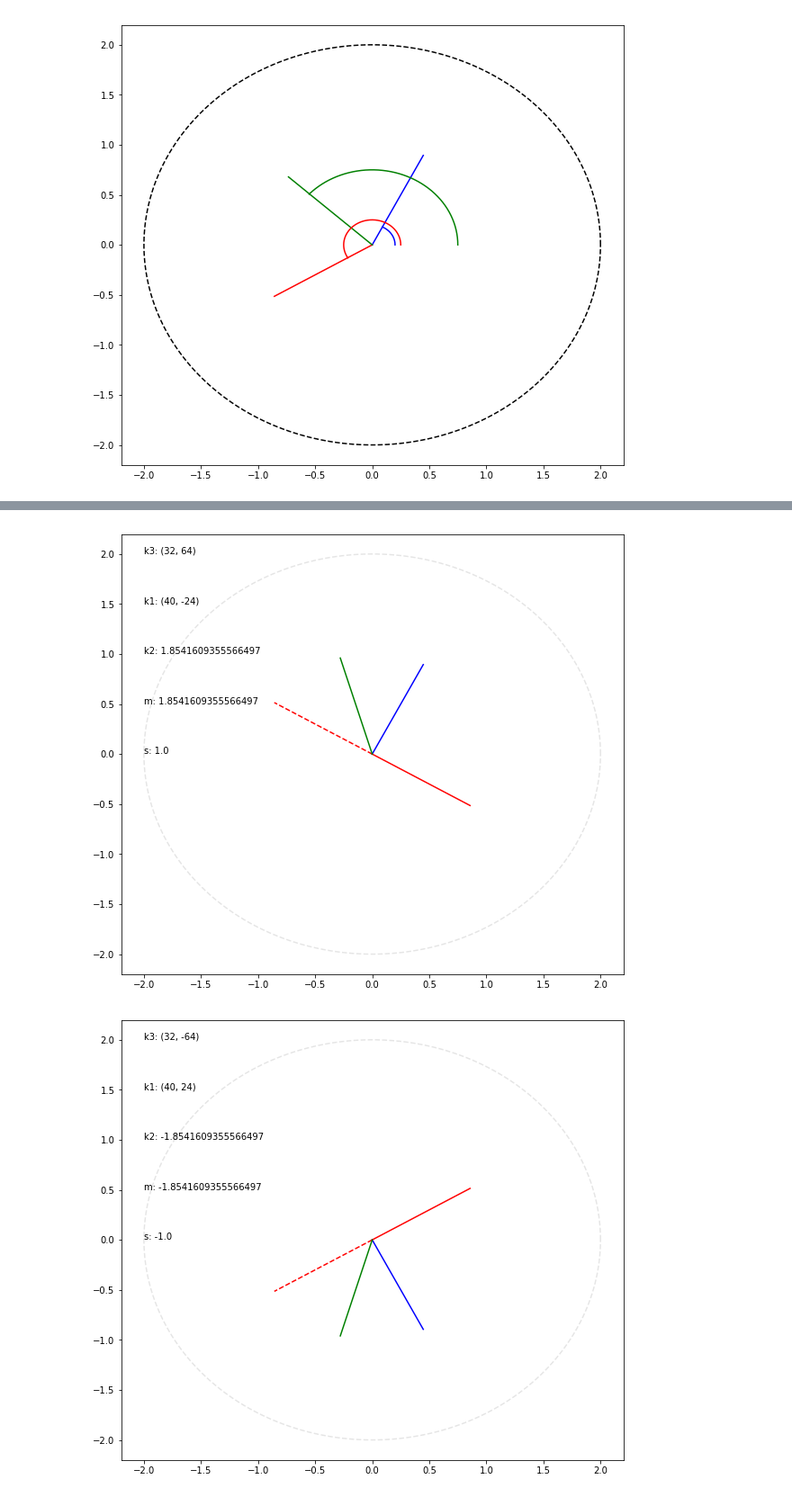
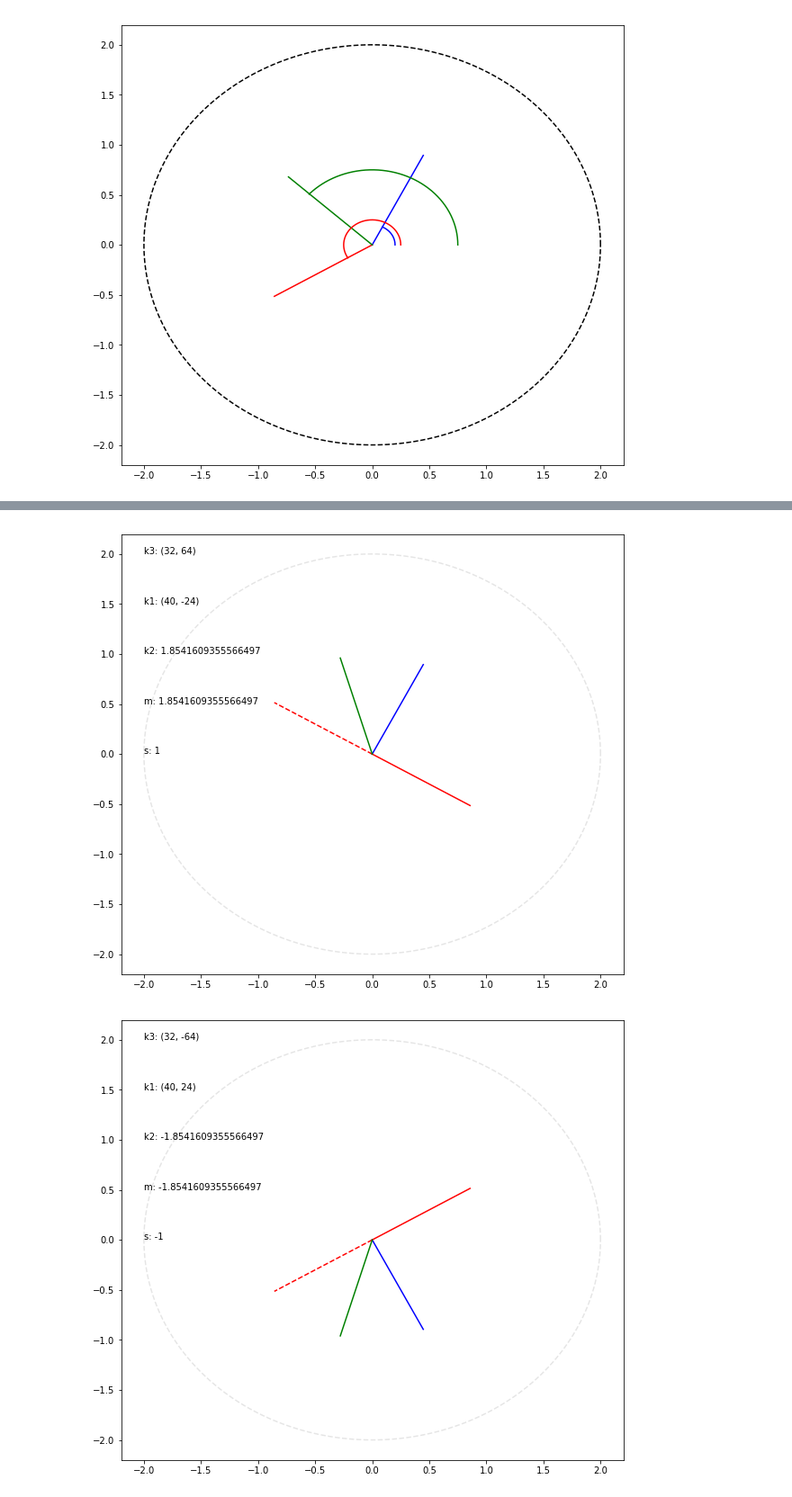
Before and after one commit to EndCar808/2D-Navier-Stokes, a Jupyter notebook: Plotting/Untitled.ipynb, the cells around one changed output, grey strips where cells are left out. Shown at 90% size. Cells and saved outputs as stored; diff of their text form; code cells hidden in the pictures.

```diff
--- a/Plotting/Untitled.ipynb
+++ b/Plotting/Untitled.ipynb
@@ -81,32 +81,32 @@ k1x_l = [40]
 k1y_l = [24, -24]
 
 for k3x in k3x_l:
     for k3y in k3y_l:
         k3 = np.array([k3x, k3y])
         k3 = k3/np.linalg.norm(k3)
         for k1x in k1x_l:
             for k1y in k1y_l:
                 k1 = np.array([k1x, k1y])
                 k1 = k1/np.linalg.norm(k1)
                 k2 = k3 - k1
                 k2x = k2[0]
                 k2y = k2[1]
-                pre_fac = k1x*k2y - k2x*k1y
+                pre_fac = k1x*k3y - k3x*k1y
                 k2 =  k2 / np.linalg.norm(k2)
                 plt.figure(figsize = (10, 9))
                 plt.plot(x, y, 'k--', alpha = 0.1)
                 plt.plot([0, k3[0]], [0, k3[1]], 'b')
                 plt.plot([0, k1[0]], [0, k1[1]], 'r')
                 plt.plot([0, -k1[0]], [0, -k1[1]], 'r--')
                 plt.plot([0, k2[0]], [0, k2[1]], 'g')
                 plt.text(x = -2, y = 2, s =  "k3: ({}, {})".format(k3x, k3y))
                 plt.text(x = -2, y = 1.5, s =  "k1: ({}, {})".format(k1x, k1y))
                 plt.text(x = -2, y = 1, s =  "k2: {}".format(vec_angle(k2)))
                 plt.text(x = -2, y = 0.5, s = "m: {}".format((vec_angle(k3) + vec_angle(k1) + np.sign(k1x*k2y - k2x*k1y)*np.pi)/2))
                 plt.text(x = -2, y = 0.0, s = "s: {}".format(np.sign(pre_fac)))
 
                 plt.show()
 # %% [output]
 [figure]
 [figure]
-[figure, old version]
+[figure, new version]
```
Also changed, not shown: parts of 7 cells of this notebook, 6 other files.
